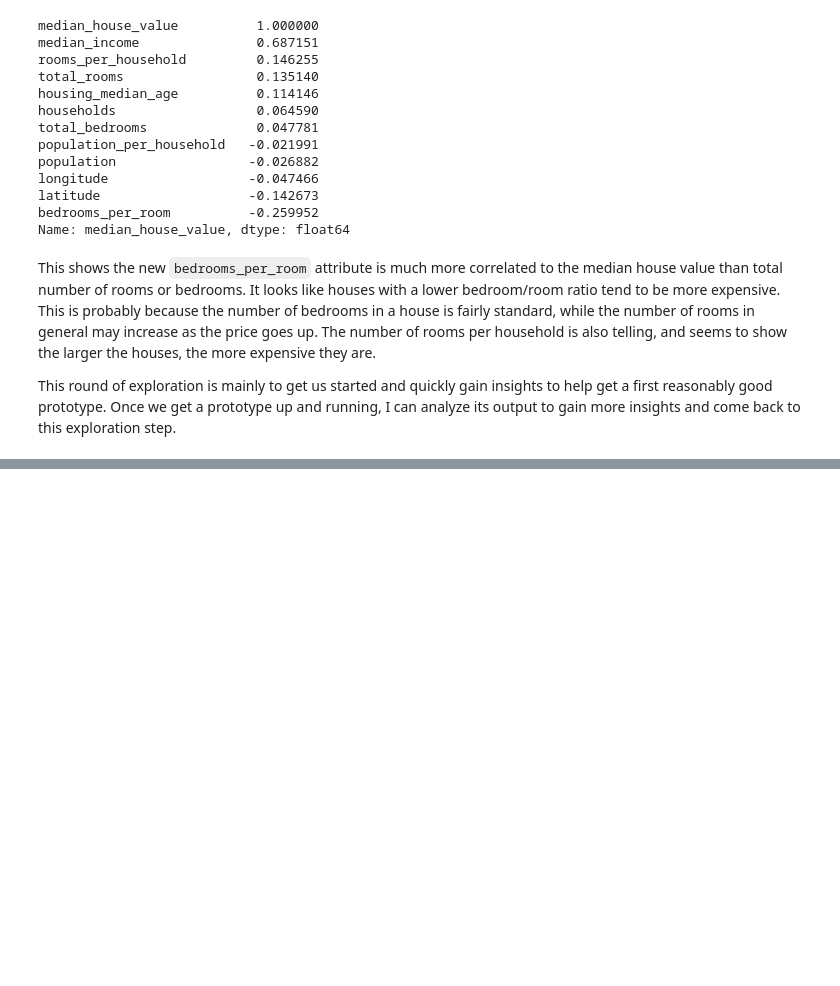
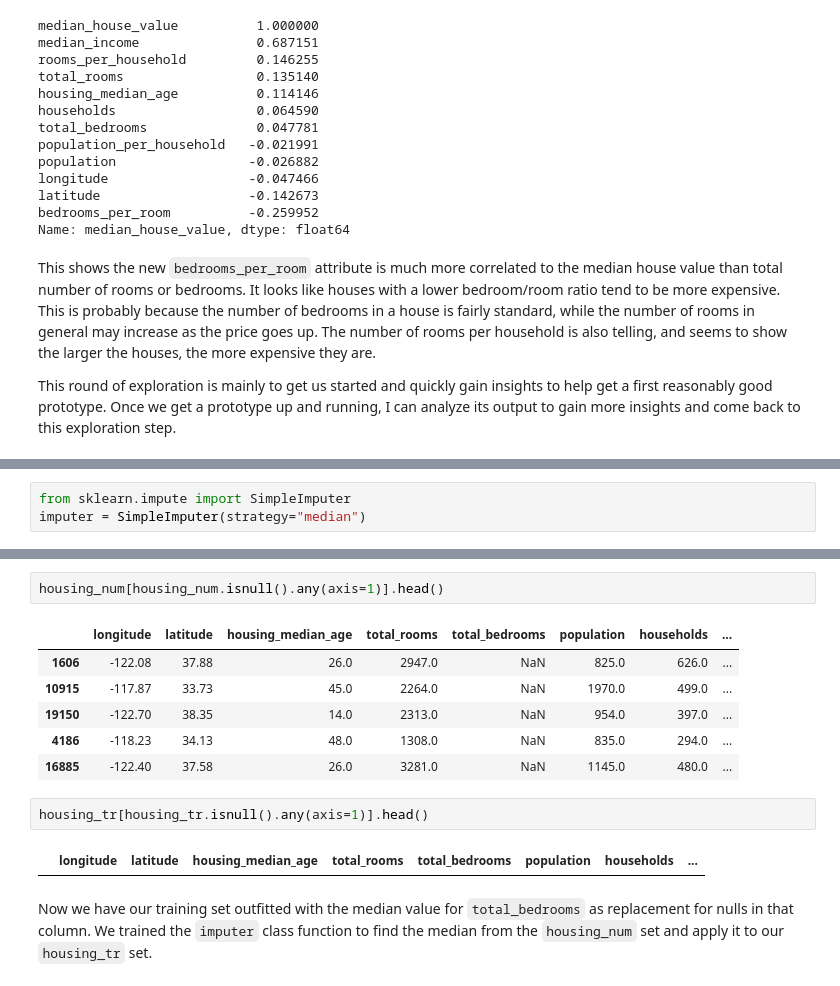
Before and after one commit to lmhrva/ml-housing-project, a Jupyter notebook: Housing.ipynb, the cells around one changed output, grey strips where cells are left out. Drawn from its saved outputs; the diff is of its cells as text; blank space fills up the shorter version.

```diff
--- a/Housing.ipynb
+++ b/Housing.ipynb
@@ -458,0 +486,3 @@ This round of exploration is mainly to get us started and quickly gain insights
+# %%
+from sklearn.impute import SimpleImputer
+imputer = SimpleImputer(strategy="median")
@@ -458,0 +545,15 @@ This round of exploration is mainly to get us started and quickly gain insights
+# %%
+housing_num[housing_num.isnull().any(axis=1)].head()
+# %% [output]
+|  | longitude | latitude | housing_median_age | total_rooms | total_bedrooms | population | households | ... |
+| 1606 | -122.08 | 37.88 | 26.0 | 2947.0 | NaN | 825.0 | 626.0 | ... |
+| 10915 | -117.87 | 33.73 | 45.0 | 2264.0 | NaN | 1970.0 | 499.0 | ... |
+| 19150 | -122.70 | 38.35 | 14.0 | 2313.0 | NaN | 954.0 | 397.0 | ... |
+| 4186 | -118.23 | 34.13 | 48.0 | 1308.0 | NaN | 835.0 | 294.0 | ... |
+| 16885 | -122.40 | 37.58 | 26.0 | 3281.0 | NaN | 1145.0 | 480.0 | ... |
+# %%
+housing_tr[housing_tr.isnull().any(axis=1)].head()
+# %% [output]
+|  | longitude | latitude | housing_median_age | total_rooms | total_bedrooms | population | households | ... |
+# %% [markdown]
+Now we have our training set outfitted with the median value for `total_bedrooms` as replacement for nulls in that column. We trained the `imputer` class function to find the median from the `housing_num` set and apply it to our `housing_tr` set.
```
Also changed, not shown: parts of 16 cells of this notebook.
